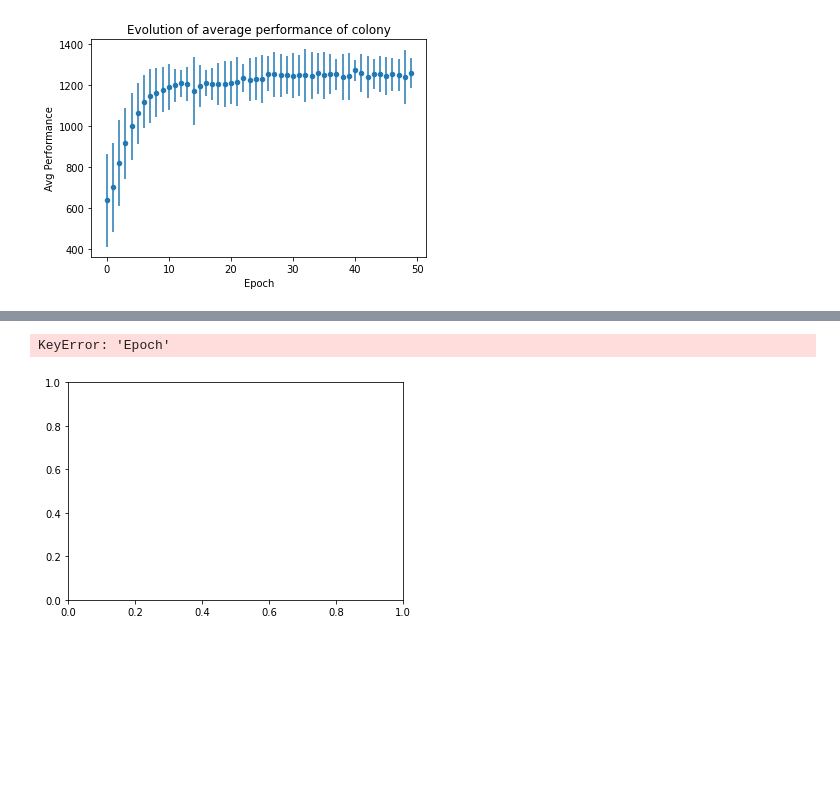
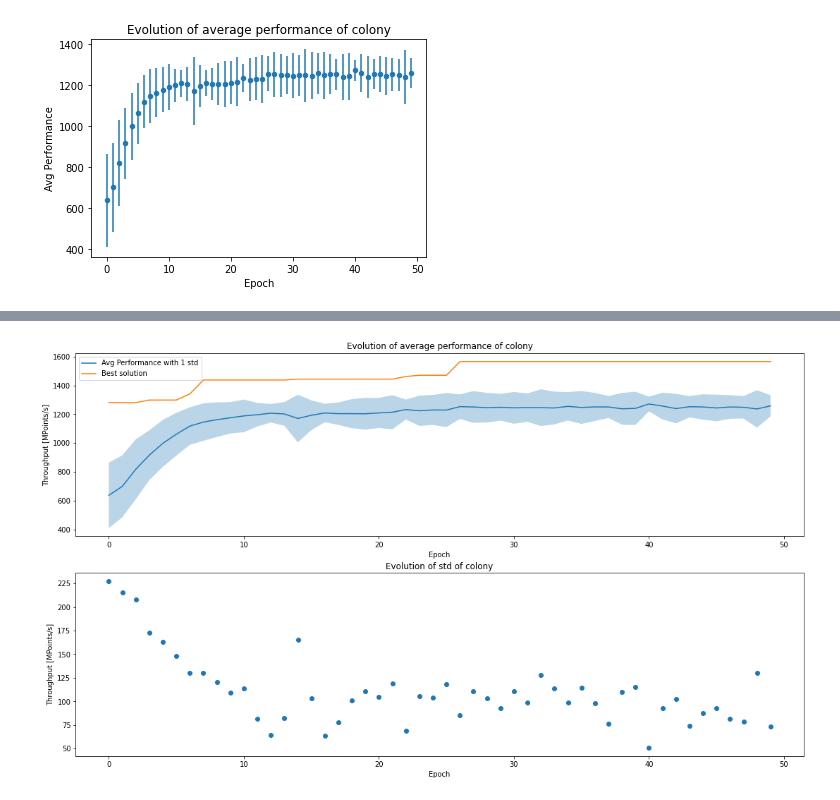
Before and after one commit to pommelow/Ant_colony, a Jupyter notebook: branchbound_analysis.ipynb, the cells around one changed output, grey strips where cells are left out. Cells and saved outputs as stored; diff of their text form; code cells hidden in the pictures; blank space fills up the shorter version.

Commit message:
Plots

```diff
--- a/branchbound_analysis.ipynb
+++ b/branchbound_analysis.ipynb
@@ -102,6 +70,21 @@ df_best
-# %%
-fig, ax = plt.subplots()
-ax.plot(df_best['Epoch'], df_best['Performance'])
-# %% [output]
-KeyError: 'Epoch'
-[figure, removed]
+# %%
+fig, (ax1, ax2) = plt.subplots(2, 1)
+fig.set_size_inches(18.5, 10.5)
+ax1.plot(df_stat['Epoch'], df_stat['Avg Performance'])
+ax1.plot(df_stat['Epoch'], df_stat['cummax'])
+# ax1.scatter(df_stat['Epoch'], df_stat['min'], color = 'r')
+
+# ax1.plot(df_stat['Epoch'], df_stat['min'], color = 'r')
+
+ax1.fill_between(df_stat['Epoch'], df_stat['Avg Performance']-1*df_stat['Std'], df_stat['Avg Performance']+1*df_stat['Std'] ,alpha=0.3)
+ax1.title.set_text('Evolution of average performance of colony')
+ax1.set_xlabel('Epoch')
+ax1.set_ylabel('Throughput [MPoints/s]')
+ax1.legend(['Avg Performance with 1 std', 'Best solution'])
+
+ax2.scatter(df_stat['Epoch'], df_stat['Std'])
+ax2.title.set_text('Evolution of std of colony')
+ax2.set_xlabel('Epoch')
+ax2.set_ylabel('Throughput [MPoints/s]')
+# %% [output]
+[figure, added]
```
Also changed, not shown: parts of 8 cells of this notebook.
